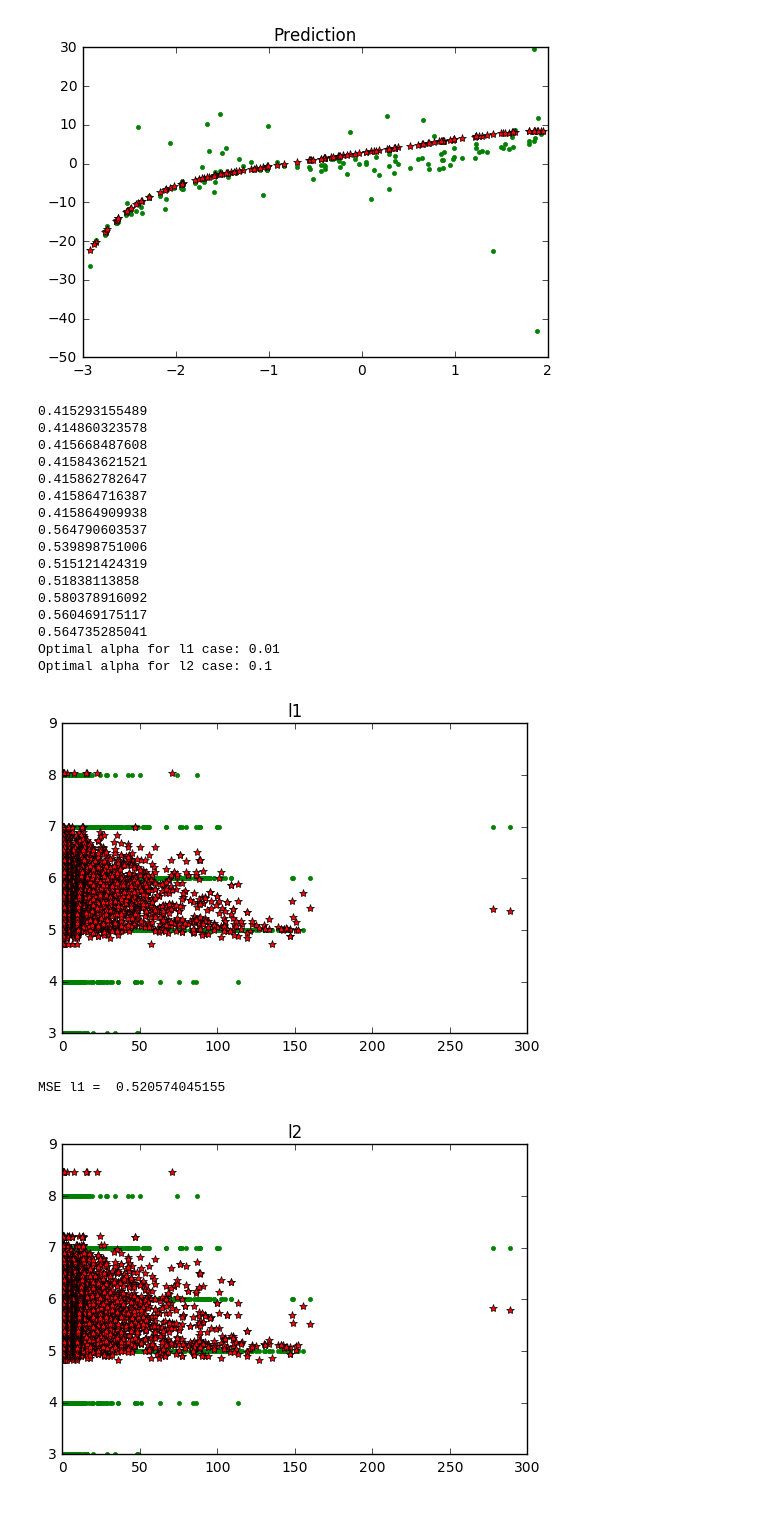
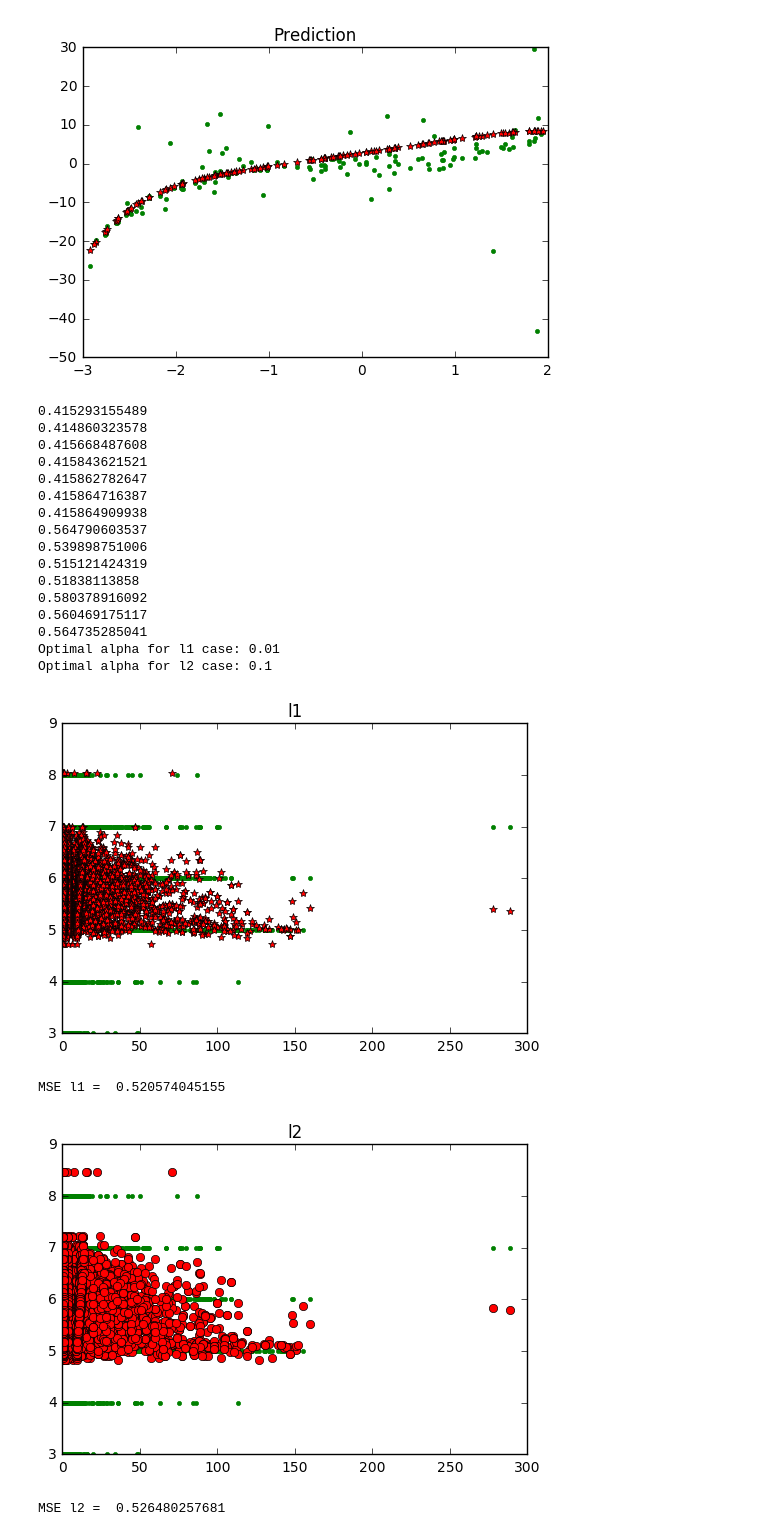
Before and after one commit to Ananaskelly/data_analysis_course_hw, a Jupyter notebook: task_1/main.ipynb, the cells around one changed output. Drawn from its saved outputs; the diff is of its cells as text; code cells hidden in the pictures.

```diff
--- a/task_1/main.ipynb
+++ b/task_1/main.ipynb
@@ -207,32 +207,33 @@ plt.plot(x_red_wine_test, y_red_wine_test, 'g.', x_red_wine_test, prediction_l1,
 plt.title("l1")
 plt.show()
 
 MSE = np.mean((y_red_wine_test - prediction_l1)**2)
 print("MSE l1 = ", MSE)
 
-plt.plot(x_red_wine_test, y_red_wine_test, 'g.', x_red_wine_test, prediction_l2, 'r*')
+plt.plot(x_red_wine_test, y_red_wine_test, 'g.', x_red_wine_test, prediction_l2, 'ro')
 plt.title("l2")
 plt.show()
 
 MSE = np.mean((y_red_wine_test - prediction_l2)**2)
 print("MSE l2 = ", MSE)
 # %% [output]
 0.415293155489
 0.414860323578
 0.415668487608
 0.415843621521
 0.415862782647
 0.415864716387
 0.415864909938
 0.564790603537
 0.539898751006
 0.515121424319
 0.51838113858
 0.580378916092
 0.560469175117
 0.564735285041
 Optimal alpha for l1 case: 0.01
 Optimal alpha for l2 case: 0.1
 [figure]
 MSE l1 =  0.520574045155
-[figure, old version]
+[figure, new version]
+MSE l2 =  0.526480257681
```
